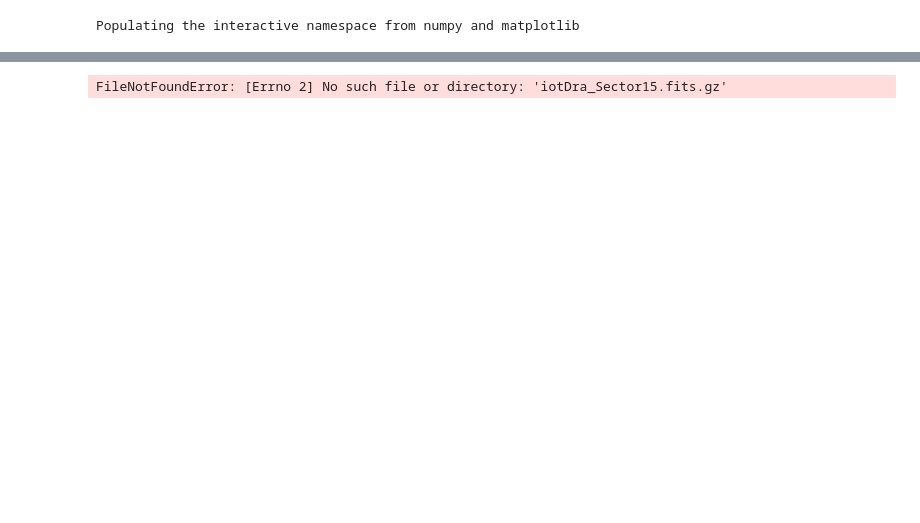
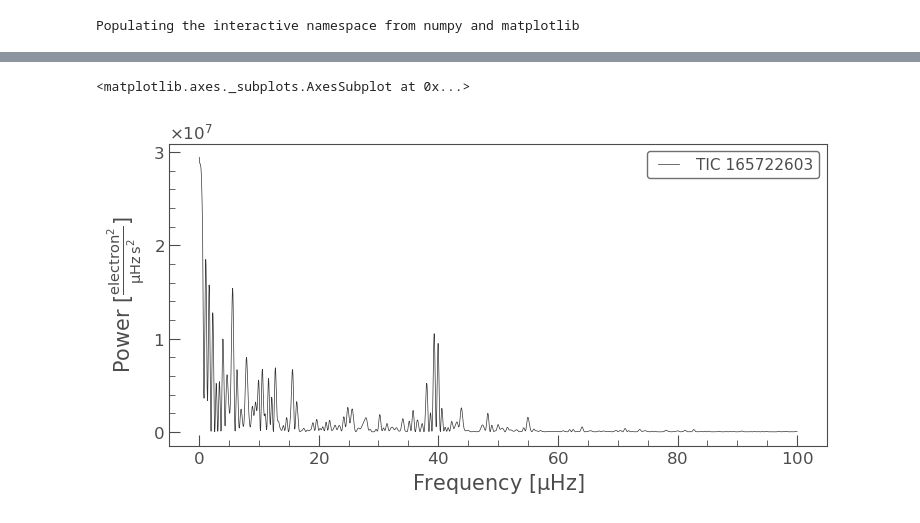
Before and after one commit to hvidy/tessbkgd, a Jupyter notebook: notebooks/iot_Dra_tpf.ipynb, the cells around one changed output, grey strips where cells are left out. Drawn from its saved outputs; the diff is of its cells as text; code cells hidden in the pictures; blank space fills up the shorter version.

```diff
--- a/notebooks/iot_Dra_tpf.ipynb
+++ b/notebooks/iot_Dra_tpf.ipynb
@@ -223,4 +117,0 @@ fname = 'iotDra_Sector15.fits.gz'
-# %%
-tpf = halo_tpf(fname)
-# %% [output]
-FileNotFoundError: [Errno 2] No such file or directory: 'iotDra_Sector15.fits.gz'
@@ -234,0 +118,7 @@ lk.__version__
+# %%
+pg = lc.remove_nans().remove_outliers().to_periodogram(normalization='psd', oversample_factor=10, maximum_frequency = 100)
+pg.plot()
+# plt.xlim(0,20)
+# %% [output]
+<matplotlib.axes._subplots.AxesSubplot at 0x...>
+[figure, added]
```
Also changed, not shown: parts of 37 cells of this notebook, 1 other file.
